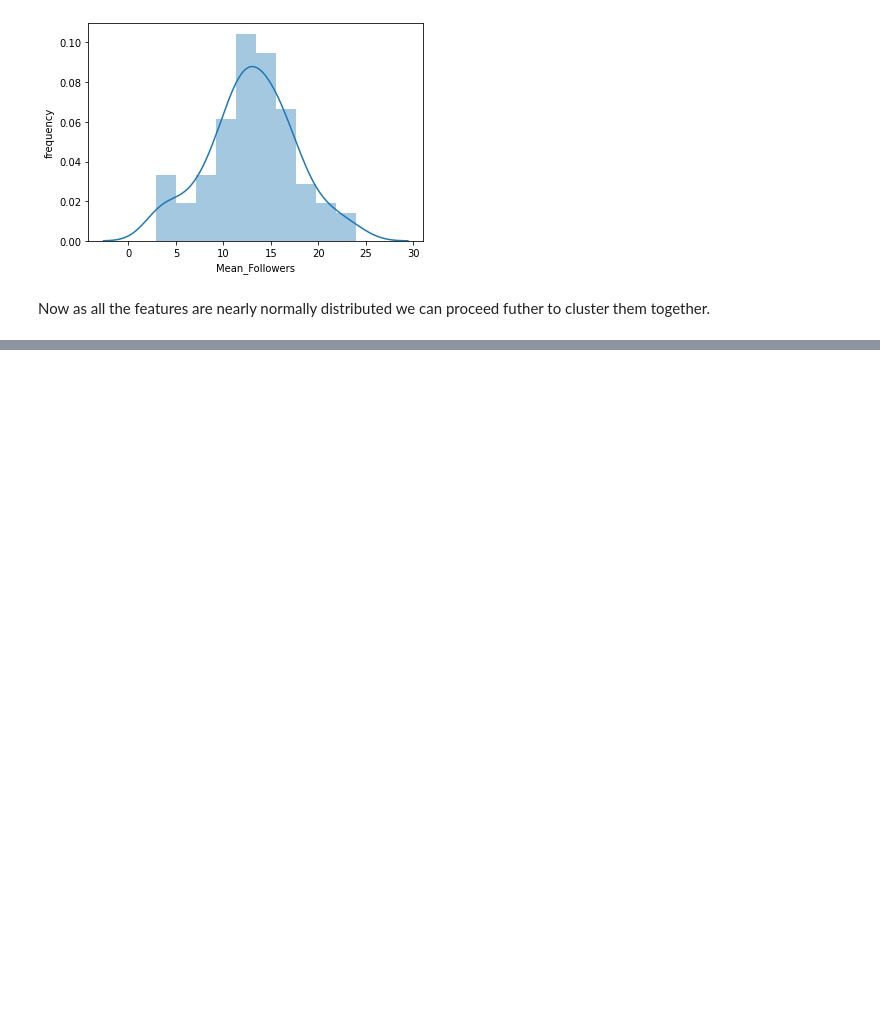
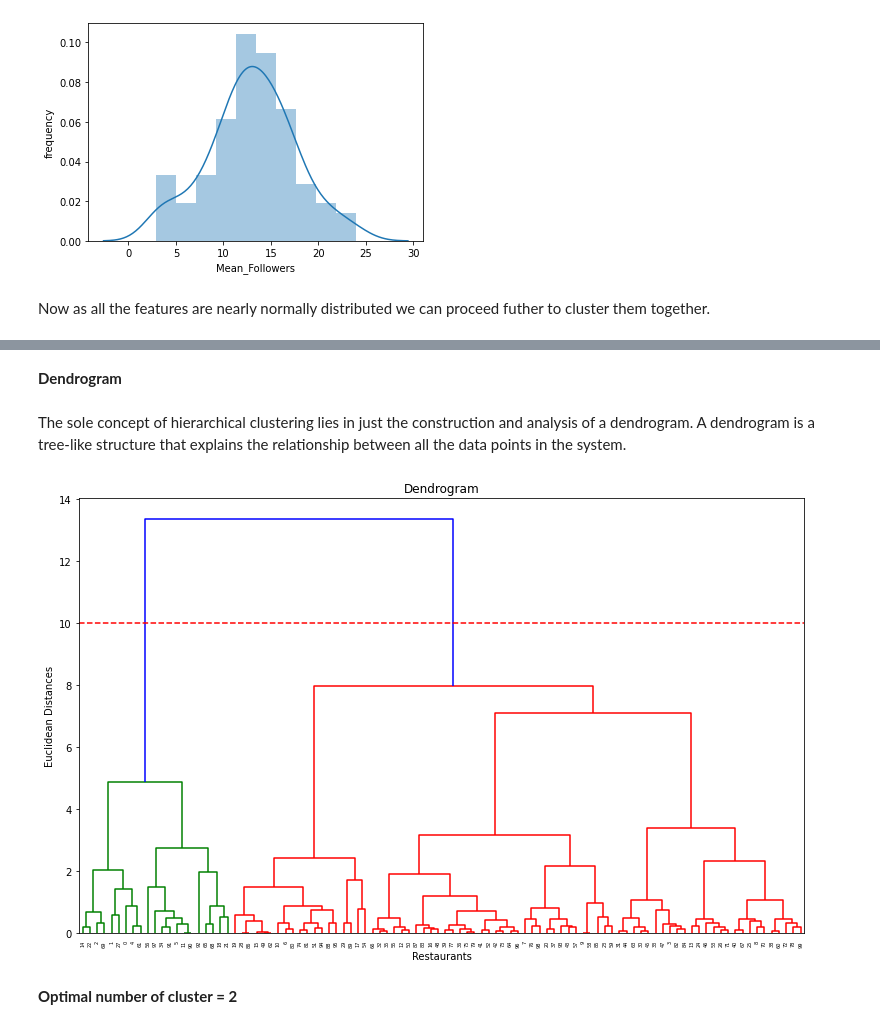
Before and after one commit to OmPrakashGH/Zomato-Restaurant-clustering-and-sentiment-analysis, a Jupyter notebook: Zomato_Restaurant_Clustering_and_Sentiment_Analysis.ipynb, the cells around one changed output, grey strips where cells are left out. Saved outputs shown, nothing was run; the diff lists cells and outputs as text; code cells hidden in the pictures; blank space fills up the shorter version.

```diff
--- a/Zomato_Restaurant_Clustering_and_Sentiment_Analysis.ipynb
+++ b/Zomato_Restaurant_Clustering_and_Sentiment_Analysis.ipynb
@@ -540,0 +648,17 @@ Now as all the features are nearly normally distributed we can proceed futher to
+# %% [markdown]
+**Dendrogram**
+# %% [markdown]
+The sole concept of hierarchical clustering lies in just the construction and analysis of a dendrogram. A dendrogram is a tree-like structure that explains the relationship between all the data points in the system.
+# %%
+# Using the dendrogram to find the optimal number of clusters
+plt.figure(figsize=(13,8))
+dendrogram = sch.dendrogram(sch.linkage(X, method = 'ward'))
+plt.title('Dendrogram')
+plt.xlabel('Restaurants')
+plt.ylabel('Euclidean Distances')
+plt.axhline(y=10, color='r', linestyle='--')
+plt.show()
+# %% [output]
+[figure, added]
+# %% [markdown]
+**Optimal number of cluster = 2**
```
Also changed, not shown: parts of 76 cells of this notebook.
